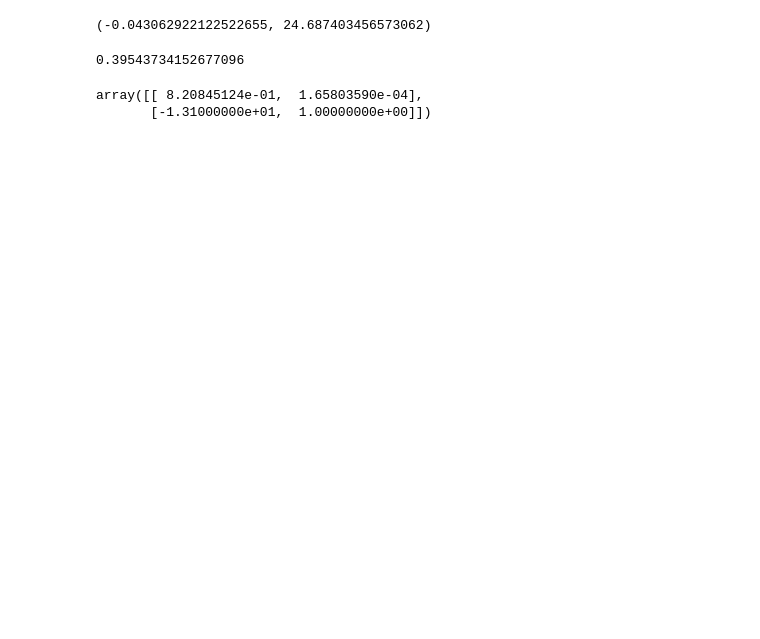
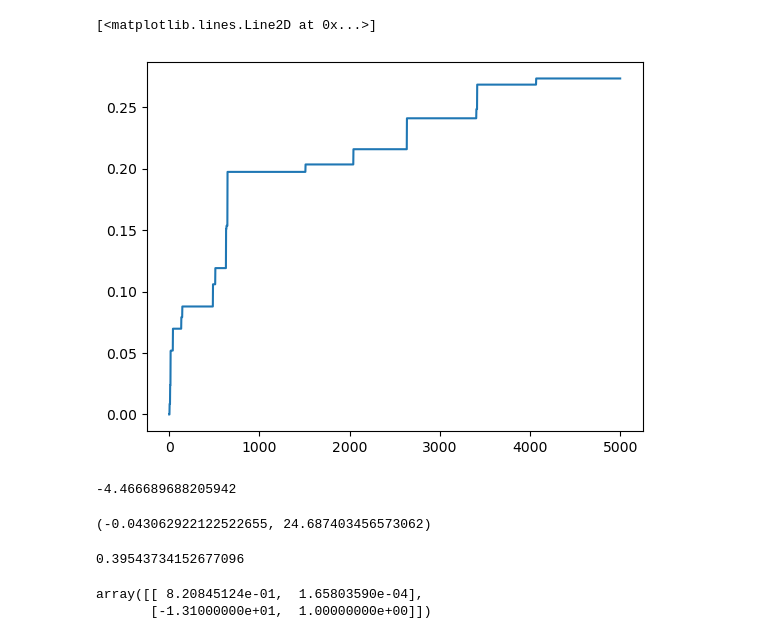
Before and after one commit to giorgionicoletti/InfoTrasduction, a Jupyter notebook: adaptive.ipynb, the cells around one changed output. Drawn from its saved outputs; the diff is of its cells as text; code cells hidden in the pictures; blank space fills up the shorter version.

```diff
--- a/adaptive.ipynb
+++ b/adaptive.ipynb
@@ -109,3 +109,31 @@ def find_Sxy_traj(Nsteps, dt, sigma, a, theta_eta, tau_x = 1, theta_y = 1, Nburn
         # Sx_traj[t], Sy_traj[t] = -np.dot(Amat, 1/2*np.array([x[t] + x[t+1] , y[t] + y[t+1]]))*np.array([x[t+1] - x[t] , y[t+1] - y[t]])
 
     return Sx_traj, Sy_traj
+
+@njit
+def find_functional(Nsteps, dt, sigma, a, theta_eta, Lambda, x0, y0, eta0, tau_x = 1, theta_y = 1):
+    x, y, eta = simulate_xyeta(Nsteps, dt, sigma, a, theta_eta, tau_x, theta_y, x0, y0, eta0)
+
+    Amat = find_Axy(sigma, theta_eta, a)
+    cov = cov_matrix(sigma, theta_eta, a)
+    det = np.linalg.det(cov)
+    cov_inv = np.linalg.inv(cov)
+
+    Sxy = 0.
+    Ixy = 0.
+
+    for t in range(Nsteps-1):
+        Delta_x = x[t+1] - x[t]
+        Delta_y = y[t+1] - y[t]
+        Strat_x = 1/2*(x[t+1] + x[t])
+        Strat_y = 1/2*(y[t+1] + y[t])
+
+        Sxy += -2*(Amat[0,0]*Strat_x + Amat[0,1]*Strat_y)*Delta_x/dt
+        Sxy += -2*(Amat[1,0]*Strat_x + Amat[1,1]*Strat_y)*Delta_y/dt
+
+        pjoint_curr = probability_xy(x[t], y[t], det, cov_inv)
+        px_curr = probability_x(x[t], cov)
+        py_curr = probability_y(y[t], cov)
+        Ixy += np.log(pjoint_curr / (px_curr * py_curr))
+
+    return -(1 - Lambda)*Sxy/(Nsteps - 1) + Lambda*Ixy/(Nsteps - 1), x[-1], y[-1], eta[-1]
@@ -112,3 +198,21 @@ def find_Sxy_traj(Nsteps, dt, sigma, a, theta_eta, tau_x = 1, theta_y = 1, Nburn
+# %%
+plt.plot(L_adapt)
+# %% [output]
+[<matplotlib.lines.Line2D at 0x...>]
+[figure, added]
+# %%
+Nsteps = int(5e5)
+sigma = 0.63
+theta_eta = 3.2
+a = 9.6
+
+Lambda = 0.9
+
+dt = 1e-3
+
+find_functional(Nsteps, dt, sigma, a, theta_eta, Lambda, x0 = 0., y0 = 0., eta0 = 0., tau_x = 1, theta_y = 1)
+# %% [output]
+-4.466689688205942
 # %%
 Nsteps = int(5e7)
 sigma = 0.63
```
Also changed, not shown: parts of 3 cells of this notebook.
